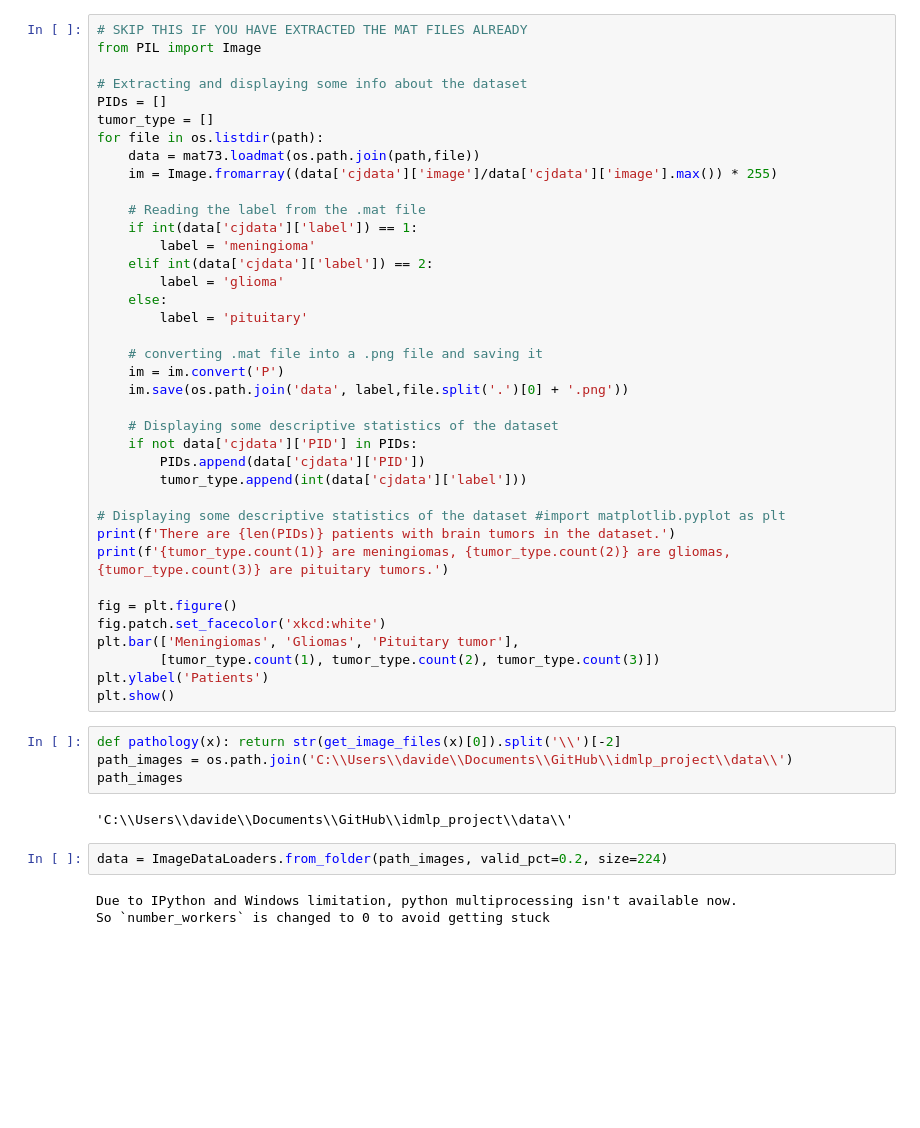
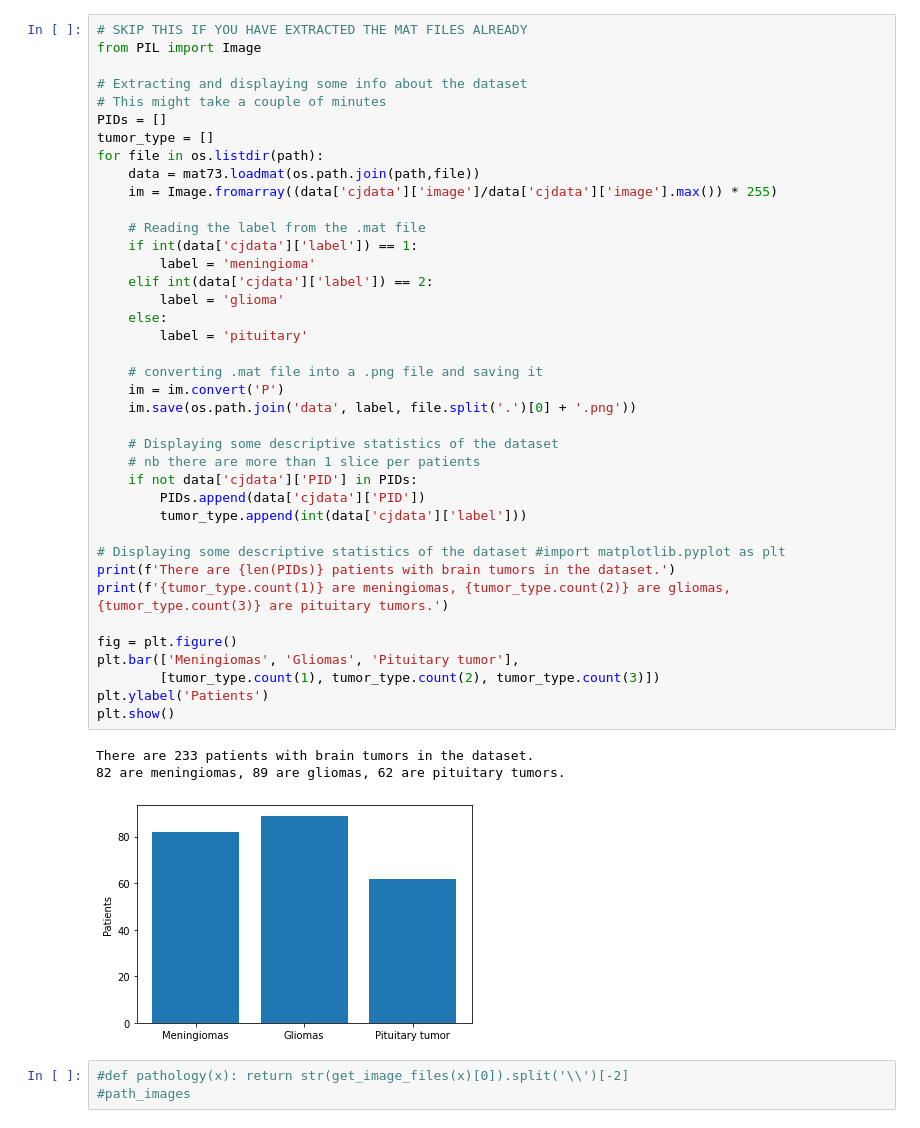
Before and after one commit to davide-aloi/idmlp_project, a Jupyter notebook: main.ipynb, the cells around one changed output. Drawn from its saved outputs; the diff is of its cells as text; blank space fills up the shorter version.

```diff
--- a/main.ipynb
+++ b/main.ipynb
@@ -25,47 +34,44 @@ path
 from PIL import Image
 
 # Extracting and displaying some info about the dataset
+# This might take a couple of minutes
 PIDs = []
 tumor_type = []
 for file in os.listdir(path):
     data = mat73.loadmat(os.path.join(path,file))
     im = Image.fromarray((data['cjdata']['image']/data['cjdata']['image'].max()) * 255)
 
     # Reading the label from the .mat file
     if int(data['cjdata']['label']) == 1:
         label = 'meningioma'
     elif int(data['cjdata']['label']) == 2:
         label = 'glioma'
     else:
         label = 'pituitary'
 
     # converting .mat file into a .png file and saving it
     im = im.convert('P')
-    im.save(os.path.join('data', label,file.split('.')[0] + '.png'))
+    im.save(os.path.join('data', label, file.split('.')[0] + '.png'))
 
     # Displaying some descriptive statistics of the dataset
+    # nb there are more than 1 slice per patients
     if not data['cjdata']['PID'] in PIDs:
         PIDs.append(data['cjdata']['PID'])
         tumor_type.append(int(data['cjdata']['label']))
 
 # Displaying some descriptive statistics of the dataset #import matplotlib.pyplot as plt
 print(f'There are {len(PIDs)} patients with brain tumors in the dataset.')
 print(f'{tumor_type.count(1)} are meningiomas, {tumor_type.count(2)} are gliomas, {tumor_type.count(3)} are pituitary tumors.')
 
 fig = plt.figure()
-fig.patch.set_facecolor('xkcd:white')
 plt.bar(['Meningiomas', 'Gliomas', 'Pituitary tumor'],
         [tumor_type.count(1), tumor_type.count(2), tumor_type.count(3)])
 plt.ylabel('Patients')
 plt.show()
+# %% [output]
+There are 233 patients with brain tumors in the dataset.
+82 are meningiomas, 89 are gliomas, 62 are pituitary tumors.
+[figure, added]
 # %%
-def pathology(x): return str(get_image_files(x)[0]).split('\\')[-2]
-path_images = os.path.join('C:\\Users\\davide\\Documents\\GitHub\\idmlp_project\\data\\')
-path_images
+#def pathology(x): return str(get_image_files(x)[0]).split('\\')[-2]
+#path_images
-# %% [output]
-'C:\\Users\\davide\\Documents\\GitHub\\idmlp_project\\data\\'
-# %%
-data = ImageDataLoaders.from_folder(path_images, valid_pct=0.2, size=224)
-# %% [output]
-Due to IPython and Windows limitation, python multiprocessing isn't available now.
-So `number_workers` is changed to 0 to avoid getting stuck
```
Also changed, not shown: parts of 13 cells of this notebook.
